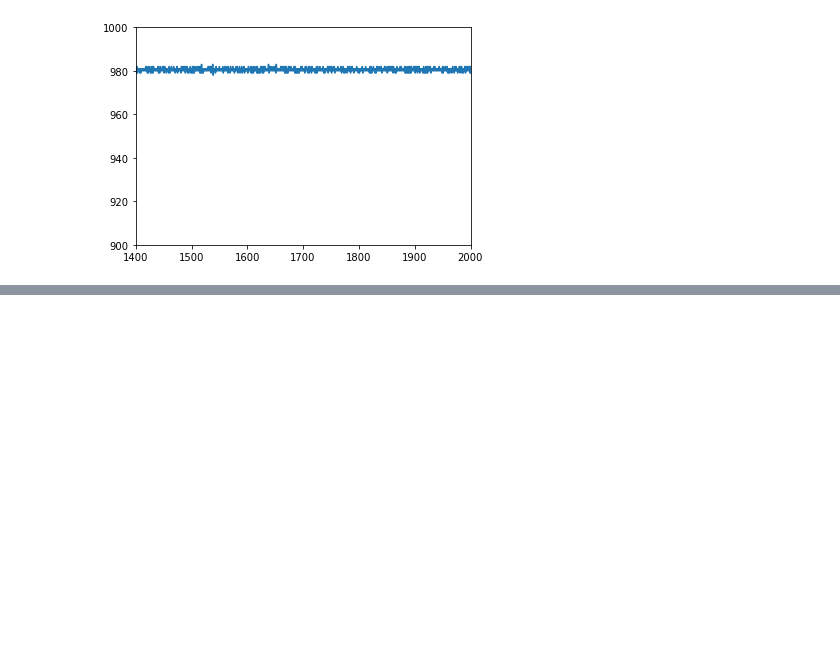
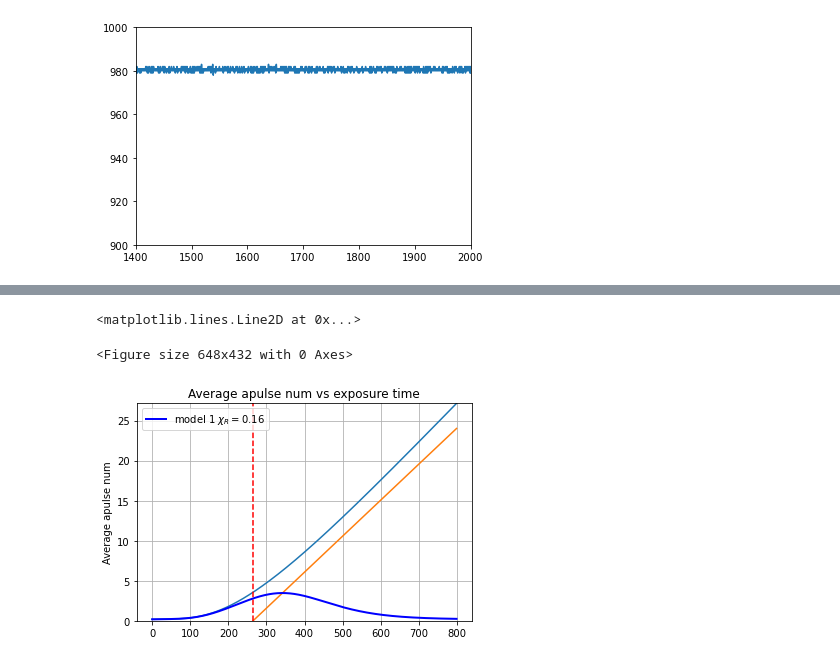
Before and after one commit to SuperNEMO-DBD/PMT-ShapeAnalysis, a Jupyter notebook: pmt_he_study/pulse_fitter.ipynb, the cells around one changed output, grey strips where cells are left out. Cells and saved outputs as stored; diff of their text form; code cells hidden in the pictures; blank space fills up the shorter version.

```diff
--- a/pmt_he_study/pulse_fitter.ipynb
+++ b/pmt_he_study/pulse_fitter.ipynb
@@ -491,0 +420,26 @@ Text(0.5, 0, 'observed average apulse num')
+# %%
+plt.figure(figsize=(9,6), facecolor='white')
+fig,ax = plt.subplots()
+new_x = [i for i in range(800)]
+# plt.errorbar(x, y_, yerr=error_size, fmt='k.', label='Exposed adjusted')
+plt.plot(new_x, new_model_1(new_x, *popt_1), 'b-', zorder=5, linewidth=2,
+         label=r'model 1 $\chi_R=${:.2f}'.format(chi2(y_, error_size, (new_model_1(x, *popt_1)), len(popt_1))))
+plt.plot(new_x, new_model_1_(new_x, popt_1[0], popt_1[1], popt_1[2]))
+frame1.set_xticklabels([]) #Remove x-tic labels for the first frame
+plt.grid()
+plt.ylabel("Average apulse num")
+#plt.xlim(new_x[0], 400)
+plt.ylim(0,np.max(new_model_1_(new_x, popt_1[0], popt_1[1], popt_1[2])))
+plt.legend(loc='upper left')
+plt.title("Average apulse num vs exposure time")
+m = popt_1[0]*101325/10 * 3600*24
+c = -1*m*(L + popt_1[1])
+plt.plot(new_x, linear(new_x, m, c))
+plt.axvline(L, ls='--', color='red')
+
+#ax2 = ax.twinx()
+#plt.plot(new_x, eff(new_x, popt_1[-2], popt_1[-1]))
+# %% [output]
+<matplotlib.lines.Line2D at 0x...>
+<Figure size 648x432 with 0 Axes>
+[figure, added]
```
Also changed, not shown: parts of 12 cells of this notebook, 4 other files.
